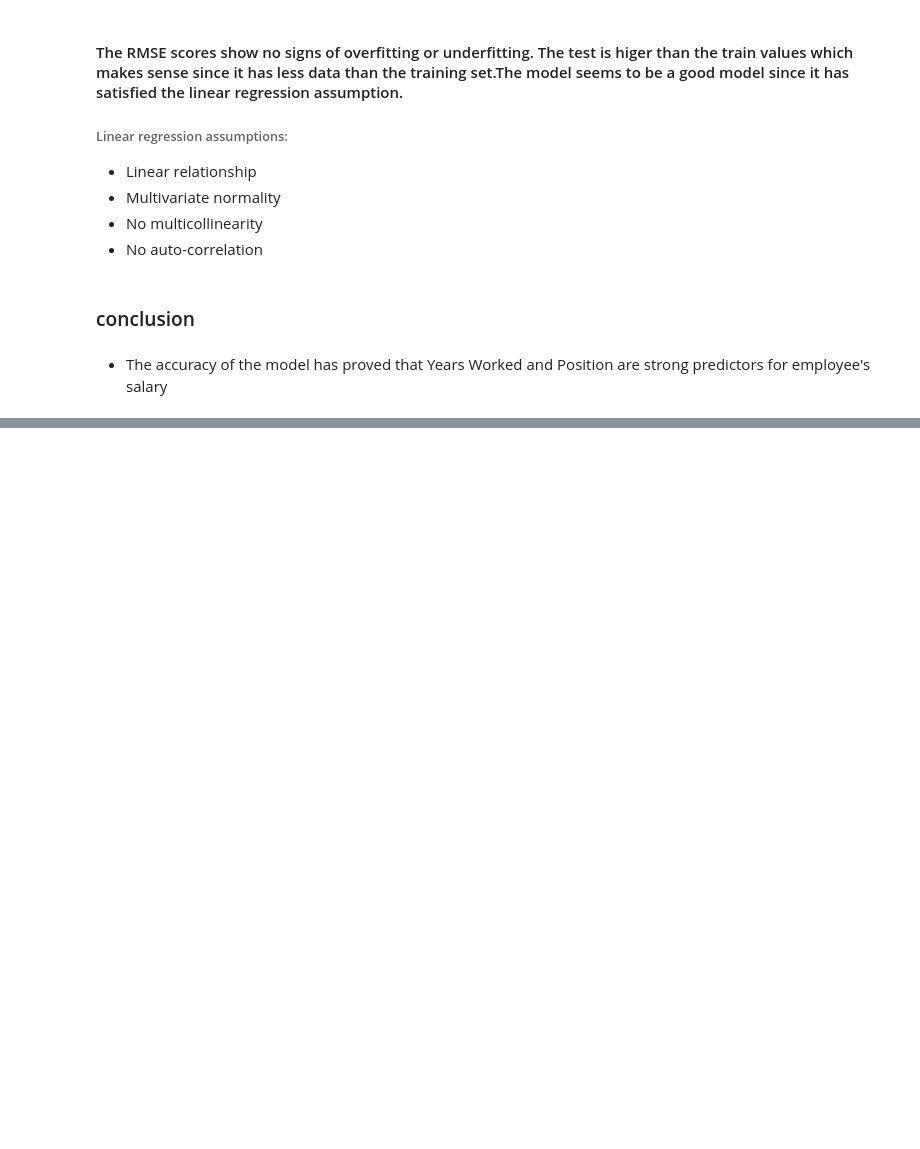
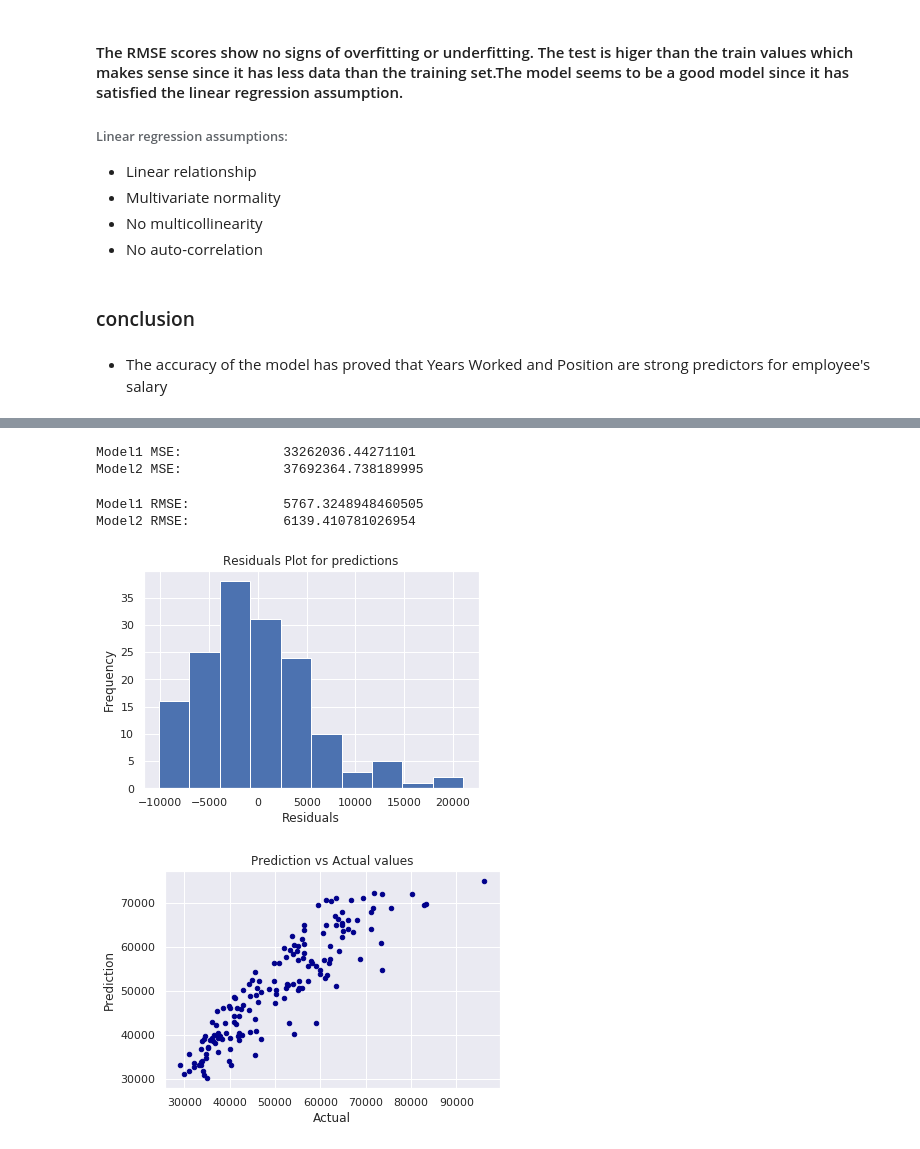
Before and after one commit to jbmasemza/multivariate_linear_regression, a Jupyter notebook: multivariate_linear_regression.ipynb, the cells around one changed output, grey strips where cells are left out. Cells and saved outputs as stored; diff of their text form; code cells hidden in the pictures; blank space fills up the shorter version.

```diff
--- a/multivariate_linear_regression.ipynb
+++ b/multivariate_linear_regression.ipynb
@@ -296,0 +433,18 @@ The difference between train and test: 933.556834498916
+# %%
+# duplicating dataset
+data_2 = salary.copy()
+
+# dropping yearsrank
+data_2 = data_2.drop("yearsrank", axis=1)
+# %%
+# Splitting the data for model 2
+X_train2, X_test2, y_train2, y_test2 = train_test_split(
+   data_2.drop(labels=["salary"], axis=1),
+    data_2["salary"],
+    test_size = 0.3,
+    random_state = 50)
+# %%
+# Building Model 2
+model2 = sm.add_constant(X_train2)
+model2 = sm.OLS(y_train2, model2).fit()
+model2.summary()
@@ -296,0 +486,31 @@ The difference between train and test: 933.556834498916
+# %%
+#error calculator
+model1_errors = ErrorCalculator(y_test1, model1.predict(sm.add_constant(X_test1)))
+model2_errors = ErrorCalculator(y_test2, model2.predict(sm.add_constant(X_test2)))
+
+# MSE
+print("Model1 MSE:\t\t{}".format(model1_errors.get_mse()))
+print("Model2 MSE:\t\t{}".format(model2_errors.get_mse()))
+# %% [output]
+Model1 MSE:             33262036.44271101
+Model2 MSE:             37692364.738189995
+# %%
+# RMSE
+print("Model1 RMSE:\t\t{}".format(model1_errors.get_rmse()))
+print("Model2 RMSE:\t\t{}".format(model2_errors.get_rmse()))
+# %% [output]
+Model1 RMSE:            5767.3248948460505
+Model2 RMSE:            6139.410781026954
+# %%
+#Model 1 plotting graphs
+model1_plot = HistogramPlotter(y_test1, model1.predict(sm.add_constant(X_test1)))
+model1_scatter = ScatterPlotter(y_test1, model1.predict(sm.add_constant(X_test1)))
+
+# Mode1 Histogram Plot
+model1_plot.plot()
+
+#model1 Scatter Plot
+model1_scatter.plot()
+# %% [output]
+[figure, added]
+[figure, added]
```
Also changed, not shown: parts of 22 cells of this notebook.
